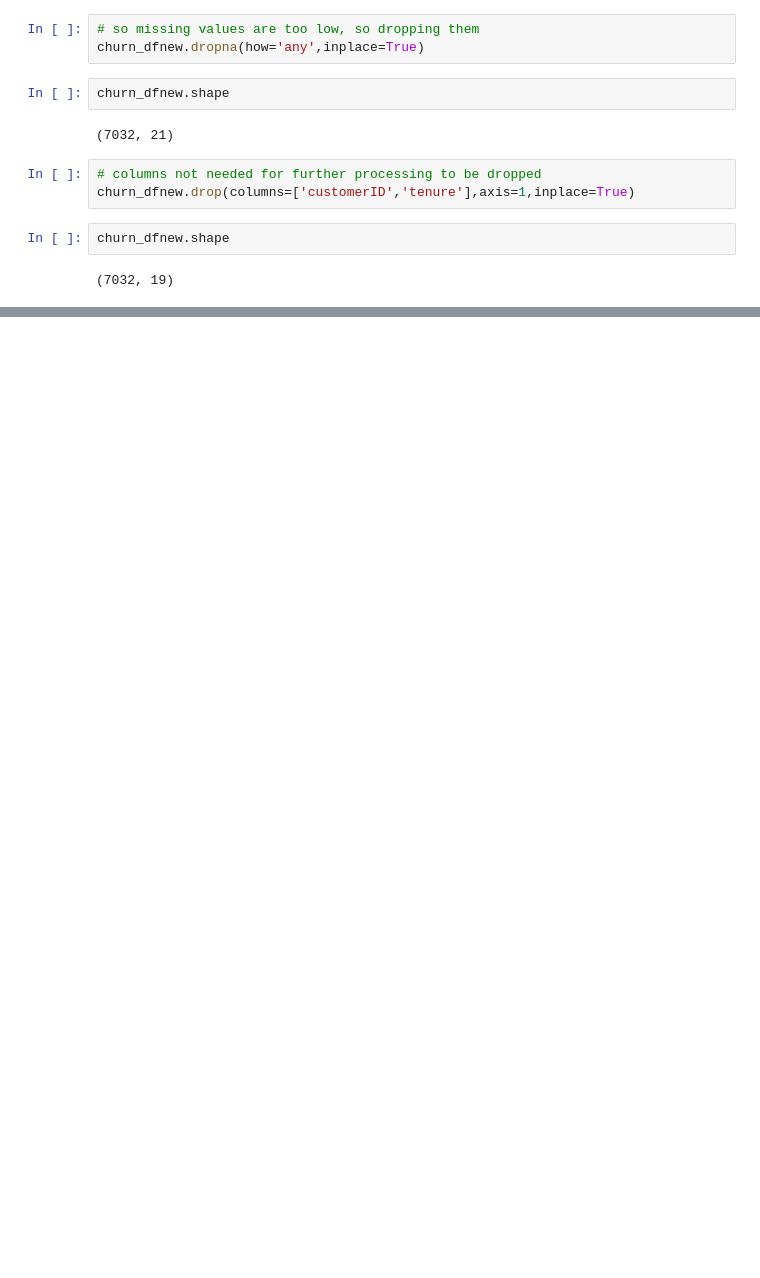
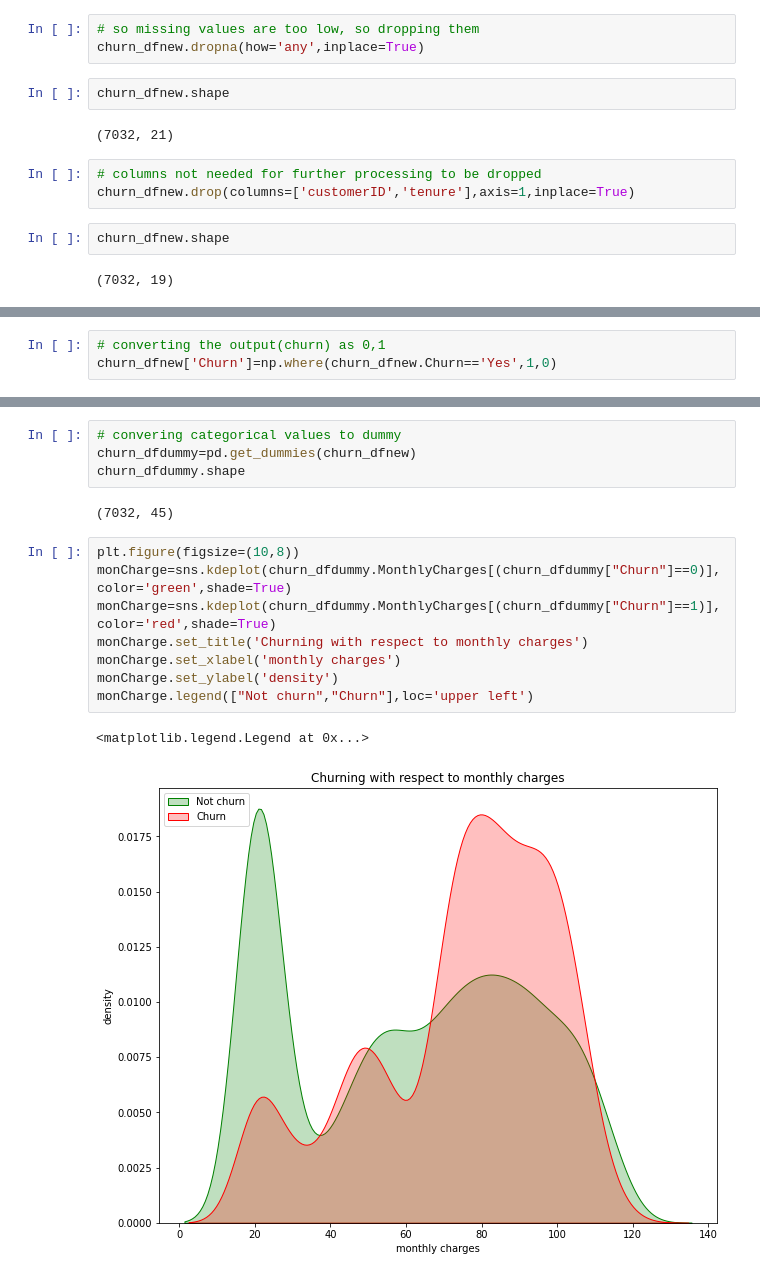
Before and after one commit to 1ntromann/Project, a Jupyter notebook: Data_analysis.ipynb, the cells around one changed output, grey strips where cells are left out. Saved outputs shown, nothing was run; the diff lists cells and outputs as text; blank space fills up the shorter version.

```diff
--- a/Data_analysis.ipynb
+++ b/Data_analysis.ipynb
@@ -163,0 +185,3 @@ churn_dfnew.shape
+# %%
+# converting the output(churn) as 0,1
+churn_dfnew['Churn']=np.where(churn_dfnew.Churn=='Yes',1,0)
@@ -163,0 +197,17 @@ churn_dfnew.shape
+# %%
+# convering categorical values to dummy
+churn_dfdummy=pd.get_dummies(churn_dfnew)
+churn_dfdummy.shape
+# %% [output]
+(7032, 45)
+# %%
+plt.figure(figsize=(10,8))
+monCharge=sns.kdeplot(churn_dfdummy.MonthlyCharges[(churn_dfdummy["Churn"]==0)],color='green',shade=True)
+monCharge=sns.kdeplot(churn_dfdummy.MonthlyCharges[(churn_dfdummy["Churn"]==1)],color='red',shade=True)
+monCharge.set_title('Churning with respect to monthly charges')
+monCharge.set_xlabel('monthly charges')
+monCharge.set_ylabel('density')
+monCharge.legend(["Not churn","Churn"],loc='upper left')
+# %% [output]
+<matplotlib.legend.Legend at 0x...>
+[figure, added]
```
Also changed, not shown: parts of 9 cells of this notebook.
